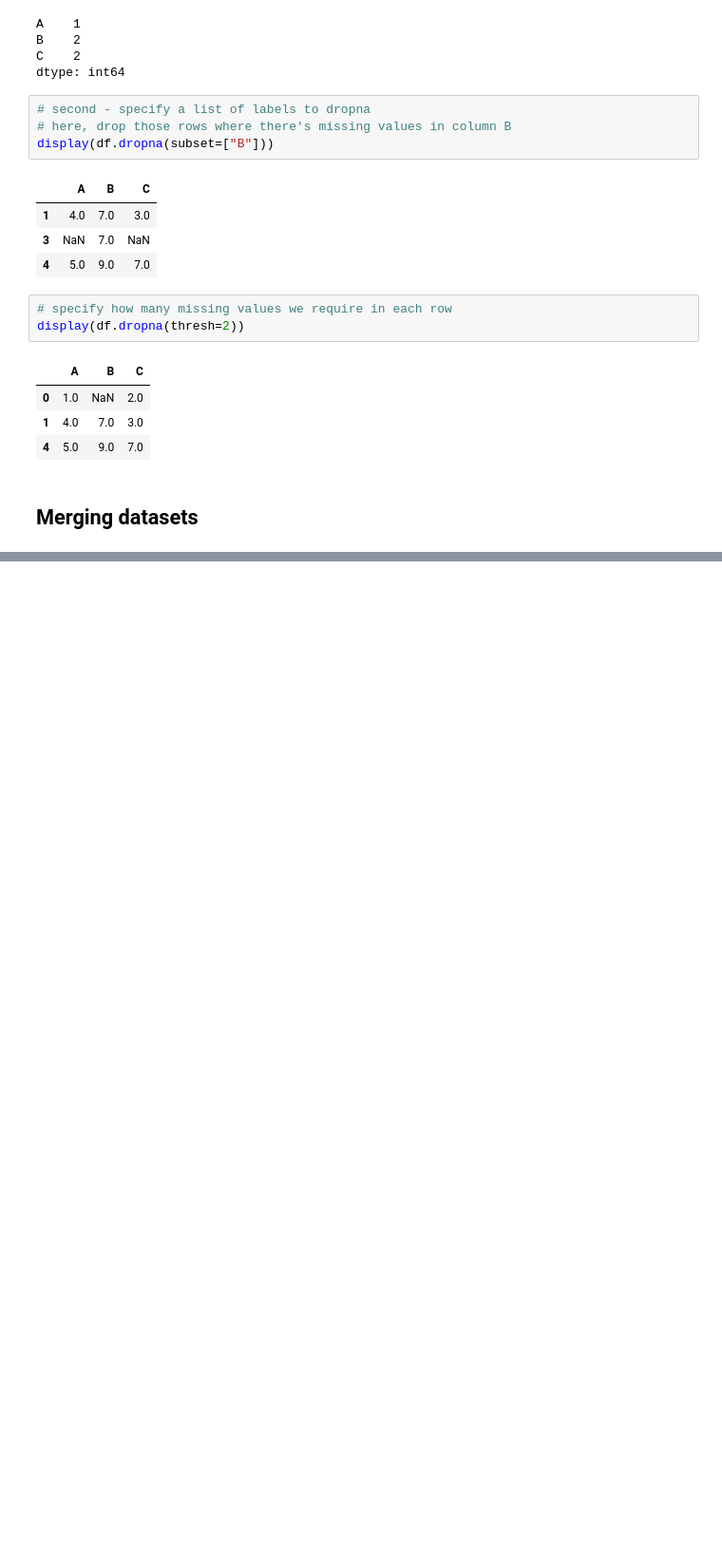
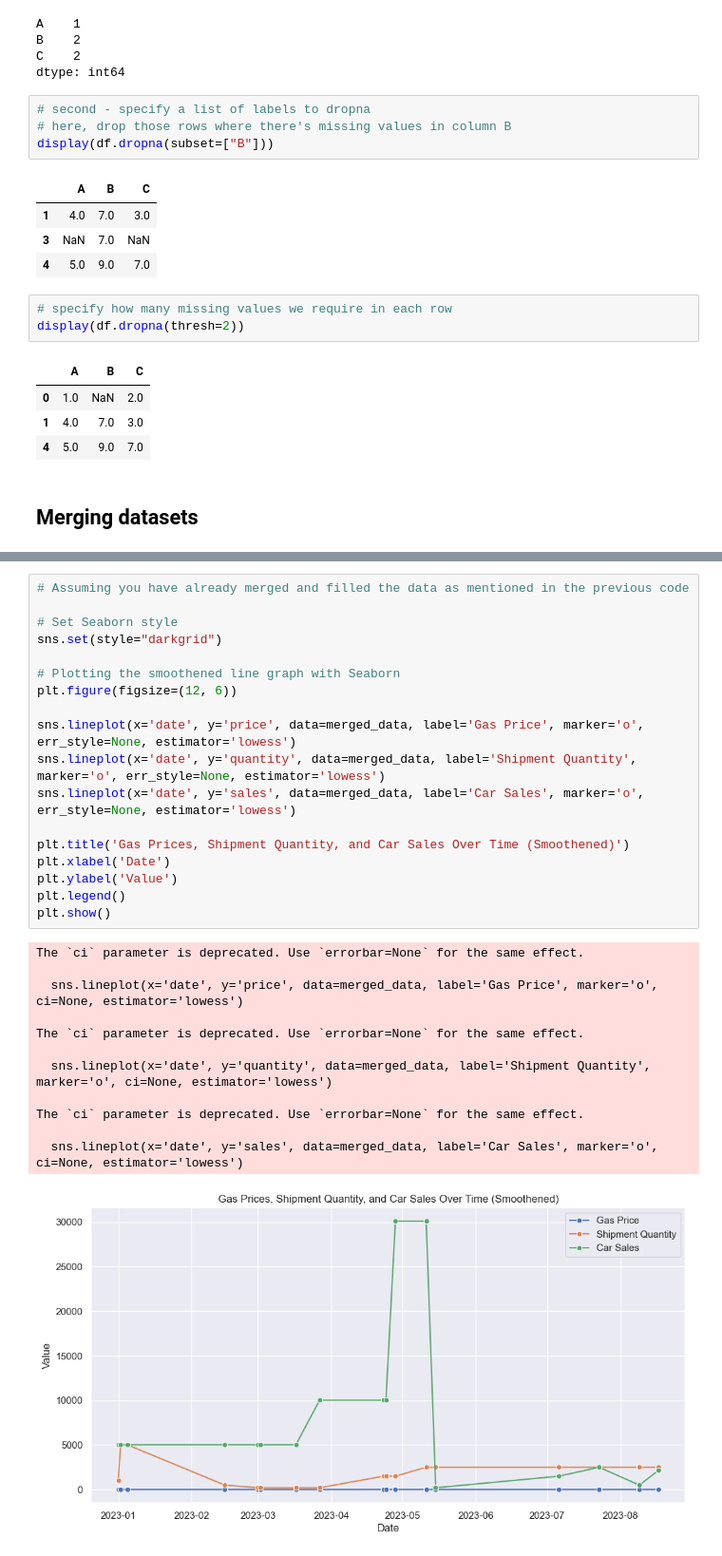
Before and after one commit to mugofjoe/preprocessing-for-machine-learning, a Jupyter notebook: preprocessing-for-machine-learning.ipynb, the cells around one changed output, grey strips where cells are left out. Shown: that part at 95% size. Saved outputs shown, nothing was run; the diff lists cells and outputs as text; blank space fills up the shorter version.

```diff
--- a/preprocessing-for-machine-learning.ipynb
+++ b/preprocessing-for-machine-learning.ipynb
@@ -204,0 +317,31 @@ print(merged_data)
+# %%
+# Assuming you have already merged and filled the data as mentioned in the previous code
+
+# Set Seaborn style
+sns.set(style="darkgrid")
+
+# Plotting the smoothened line graph with Seaborn
+plt.figure(figsize=(12, 6))
+
+sns.lineplot(x='date', y='price', data=merged_data, label='Gas Price', marker='o', err_style=None, estimator='lowess')
+sns.lineplot(x='date', y='quantity', data=merged_data, label='Shipment Quantity', marker='o', err_style=None, estimator='lowess')
+sns.lineplot(x='date', y='sales', data=merged_data, label='Car Sales', marker='o', err_style=None, estimator='lowess')
+
+plt.title('Gas Prices, Shipment Quantity, and Car Sales Over Time (Smoothened)')
+plt.xlabel('Date')
+plt.ylabel('Value')
+plt.legend()
+plt.show()
+# %% [output]
+The `ci` parameter is deprecated. Use `errorbar=None` for the same effect.
+
+  sns.lineplot(x='date', y='price', data=merged_data, label='Gas Price', marker='o', ci=None, estimator='lowess')
+
+The `ci` parameter is deprecated. Use `errorbar=None` for the same effect.
+
+  sns.lineplot(x='date', y='quantity', data=merged_data, label='Shipment Quantity', marker='o', ci=None, estimator='lowess')
+
+The `ci` parameter is deprecated. Use `errorbar=None` for the same effect.
+
+  sns.lineplot(x='date', y='sales', data=merged_data, label='Car Sales', marker='o', ci=None, estimator='lowess')
+[figure, added]
```
Also changed, not shown: parts of 5 cells of this notebook.
